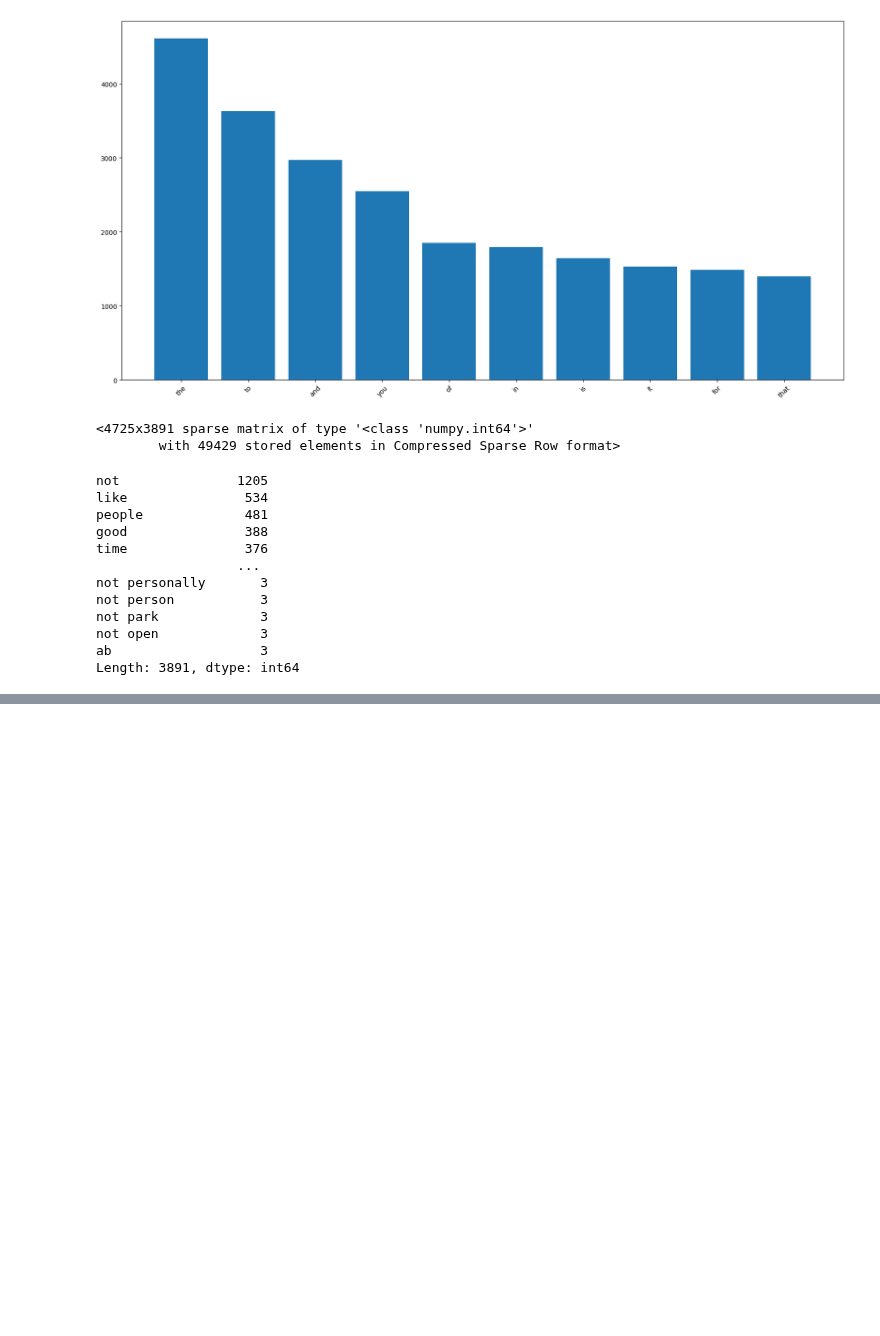
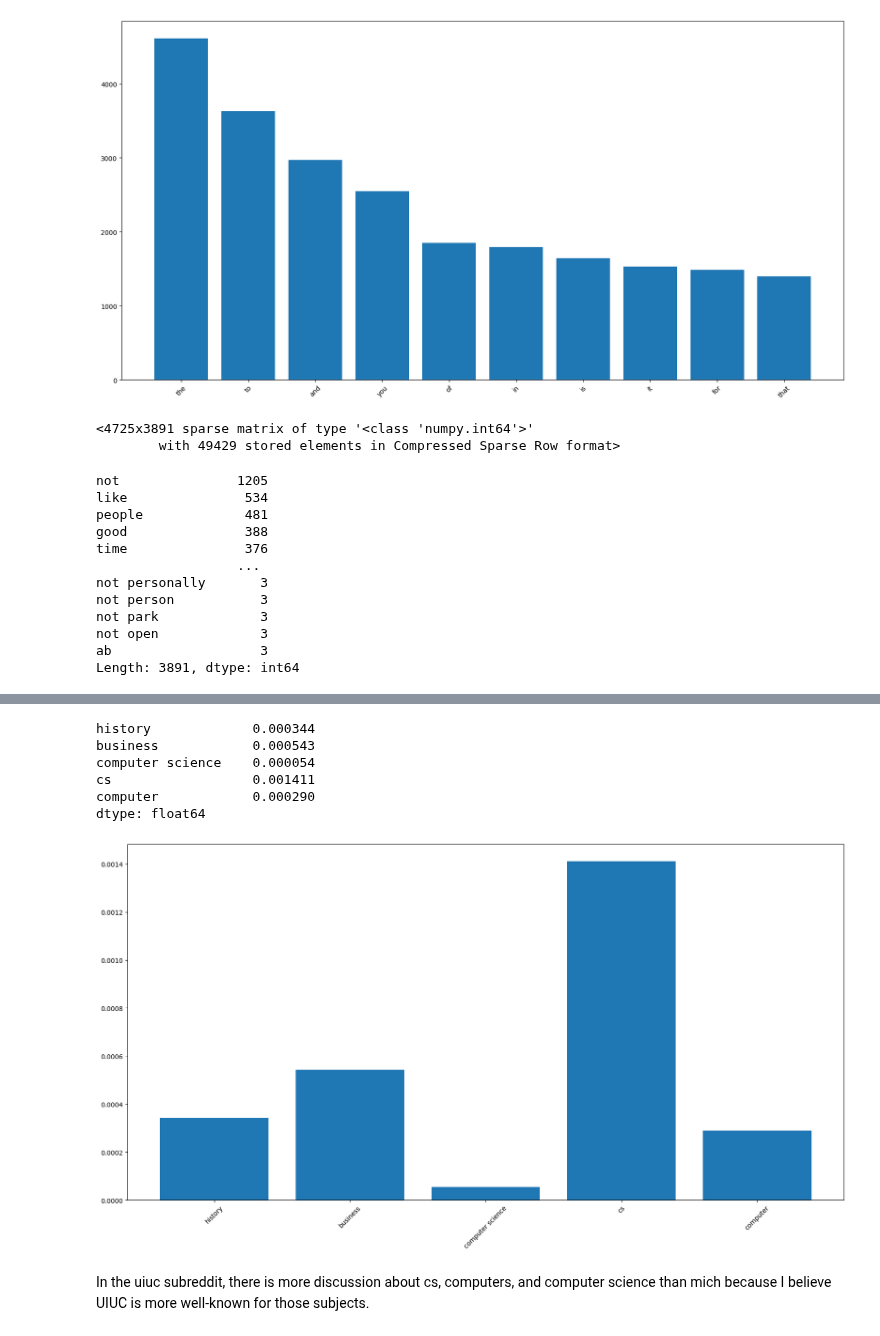
Before and after one commit to MattV15/project1-counting-words, a Jupyter notebook: Project 1 MVD.ipynb, the cells around one changed output, grey strips where cells are left out. Cells and saved outputs as stored; diff of their text form; code cells hidden in the pictures; blank space fills up the shorter version.

```diff
--- a/Project 1 MVD.ipynb
+++ b/Project 1 MVD.ipynb
@@ -400,0 +423,20 @@ Length: 3891, dtype: int64
+# %%
+#we can also use a list of words to compare and plot specific words
+plot_list=word_counts[["history", "business", "computer science", "cs", "computer"]]
+plot_list
+# %% [output]
+history             0.000344
+business            0.000543
+computer science    0.000054
+cs                  0.001411
+computer            0.000290
+dtype: float64
+# %%
+plt.figure(figsize=(20,10))
+plt.bar(plot_list.index, plot_list.values)
+plt.xticks(rotation=45)
+plt.show()
+# %% [output]
+[figure, added]
+# %% [markdown]
+In the uiuc subreddit, there is more discussion about cs, computers, and computer science than mich because I believe UIUC is more well-known for those subjects.
```
Also changed, not shown: parts of 4 cells of this notebook.
